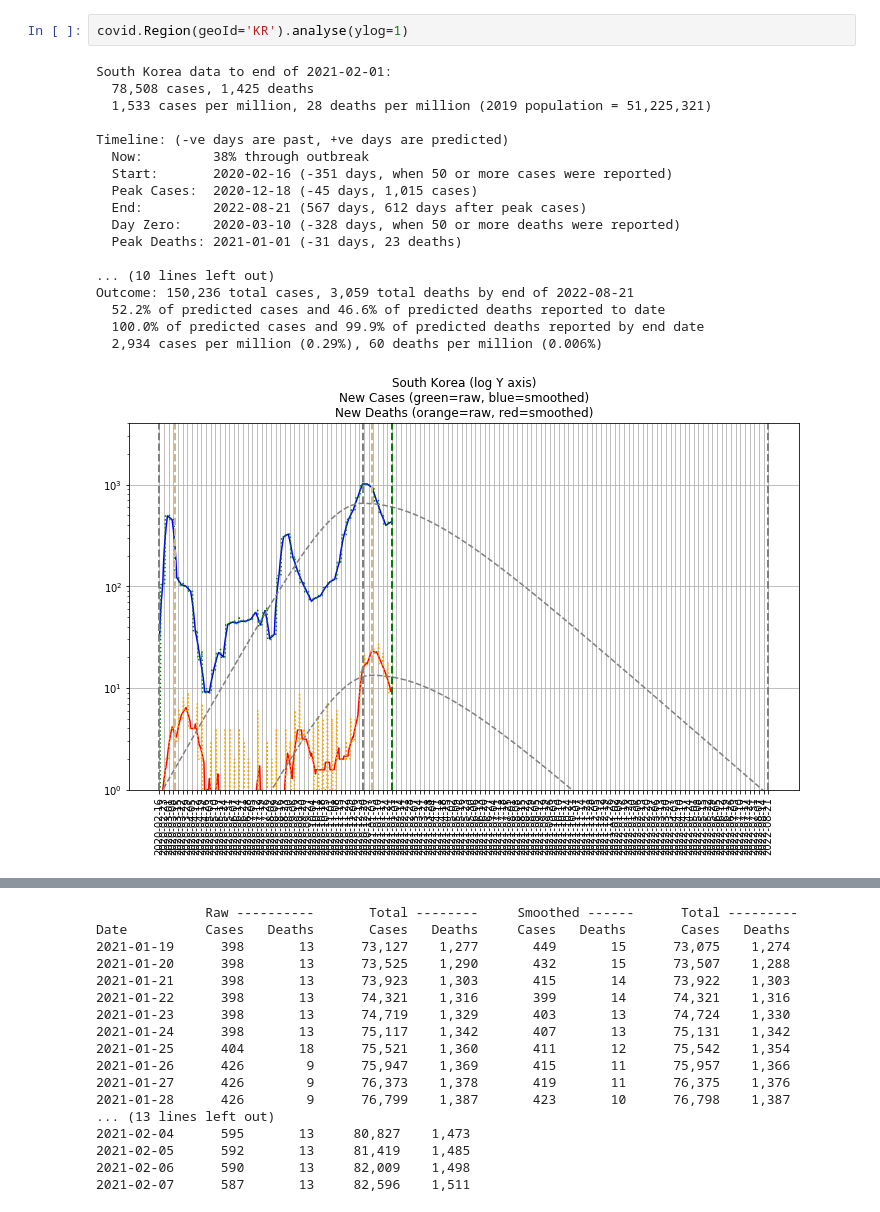
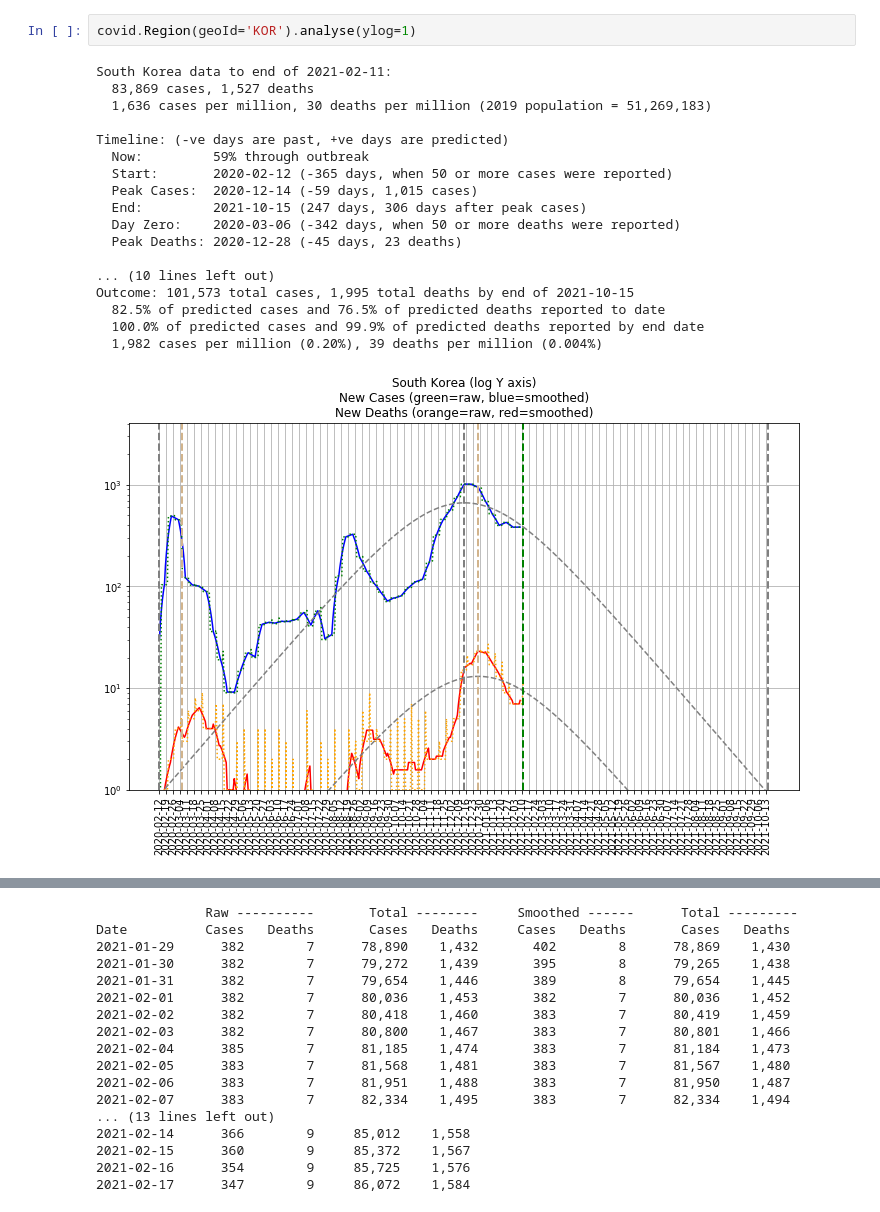
Before and after one commit to TonyM1958/covid19, a Jupyter notebook: world.ipynb, the cells around one changed output, grey strips where cells are left out. Saved outputs shown, nothing was run; the diff lists cells and outputs as text.

```diff
--- a/world.ipynb
+++ b/world.ipynb
@@ -403,23 +404,23 @@ Date          Cases   Deaths       Cases   Deaths     Cases   Deaths       Cases
 
   ** first wave ended **
 # %%
-covid.Region(geoId='KR').analyse(ylog=1)
+covid.Region(geoId='KOR').analyse(ylog=1)
 # %% [output]
-South Korea data to end of 2021-02-01:
-  78,508 cases, 1,425 deaths
-  1,533 cases per million, 28 deaths per million (2019 population = 51,225,321)
+South Korea data to end of 2021-02-11:
+  83,869 cases, 1,527 deaths
+  1,636 cases per million, 30 deaths per million (2019 population = 51,269,183)
 
 Timeline: (-ve days are past, +ve days are predicted)
-  Now:         38% through outbreak
-  Start:       2020-02-16 (-351 days, when 50 or more cases were reported)
-  Peak Cases:  2020-12-18 (-45 days, 1,015 cases)
-  End:         2022-08-21 (567 days, 612 days after peak cases)
-  Day Zero:    2020-03-10 (-328 days, when 50 or more deaths were reported)
-  Peak Deaths: 2021-01-01 (-31 days, 23 deaths)
+  Now:         59% through outbreak
+  Start:       2020-02-12 (-365 days, when 50 or more cases were reported)
+  Peak Cases:  2020-12-14 (-59 days, 1,015 cases)
+  End:         2021-10-15 (247 days, 306 days after peak cases)
+  Day Zero:    2020-03-06 (-342 days, when 50 or more deaths were reported)
+  Peak Deaths: 2020-12-28 (-45 days, 23 deaths)
 
 ... (10 lines left out)
-Outcome: 150,236 total cases, 3,059 total deaths by end of 2022-08-21
-  52.2% of predicted cases and 46.6% of predicted deaths reported to date
+Outcome: 101,573 total cases, 1,995 total deaths by end of 2021-10-15
+  82.5% of predicted cases and 76.5% of predicted deaths reported to date
   100.0% of predicted cases and 99.9% of predicted deaths reported by end date
-  2,934 cases per million (0.29%), 60 deaths per million (0.006%)
+  1,982 cases per million (0.20%), 39 deaths per million (0.004%)
-[figure, old version]
+[figure, new version]
@@ -427,18 +428,18 @@ Outcome: 150,236 total cases, 3,059 total deaths by end of 2022-08-21
               Raw ----------       Total --------     Smoothed ------      Total ---------
 Date          Cases   Deaths       Cases   Deaths     Cases   Deaths       Cases   Deaths
-2021-01-19      398       13      73,127    1,277       449       15      73,075    1,274
-2021-01-20      398       13      73,525    1,290       432       15      73,507    1,288
-2021-01-21      398       13      73,923    1,303       415       14      73,922    1,303
-2021-01-22      398       13      74,321    1,316       399       14      74,321    1,316
-2021-01-23      398       13      74,719    1,329       403       13      74,724    1,330
-2021-01-24      398       13      75,117    1,342       407       13      75,131    1,342
-2021-01-25      404       18      75,521    1,360       411       12      75,542    1,354
-2021-01-26      426        9      75,947    1,369       415       11      75,957    1,366
-2021-01-27      426        9      76,373    1,378       419       11      76,375    1,376
-2021-01-28      426        9      76,799    1,387       423       10      76,798    1,387
+2021-01-29      382        7      78,890    1,432       402        8      78,869    1,430
+2021-01-30      382        7      79,272    1,439       395        8      79,265    1,438
+2021-01-31      382        7      79,654    1,446       389        8      79,654    1,445
+2021-02-01      382        7      80,036    1,453       382        7      80,036    1,452
+2021-02-02      382        7      80,418    1,460       383        7      80,419    1,459
+2021-02-03      382        7      80,800    1,467       383        7      80,801    1,466
+2021-02-04      385        7      81,185    1,474       383        7      81,184    1,473
+2021-02-05      383        7      81,568    1,481       383        7      81,567    1,480
+2021-02-06      383        7      81,951    1,488       383        7      81,950    1,487
+2021-02-07      383        7      82,334    1,495       383        7      82,334    1,494
 ... (13 lines left out)
-2021-02-04      595       13     80,827    1,473
-2021-02-05      592       13     81,419    1,485
-2021-02-06      590       13     82,009    1,498
-2021-02-07      587       13     82,596    1,511
+2021-02-14      366        9     85,012    1,558
+2021-02-15      360        9     85,372    1,567
+2021-02-16      354        9     85,725    1,576
+2021-02-17      347        9     86,072    1,584
 # %%
```
Also changed, not shown: parts of 15 cells of this notebook, 3 other files.
